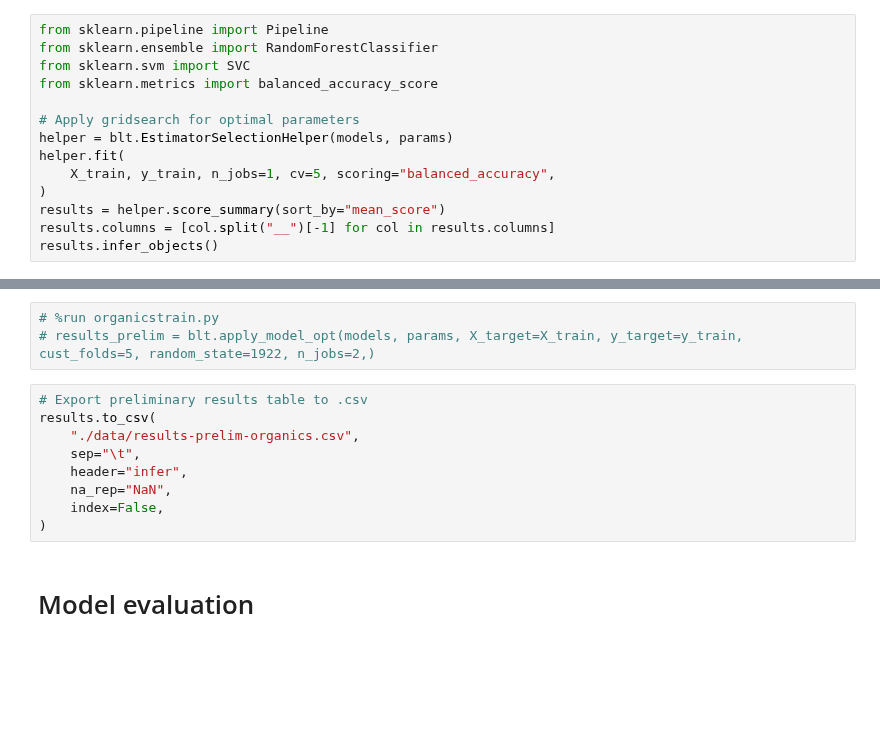
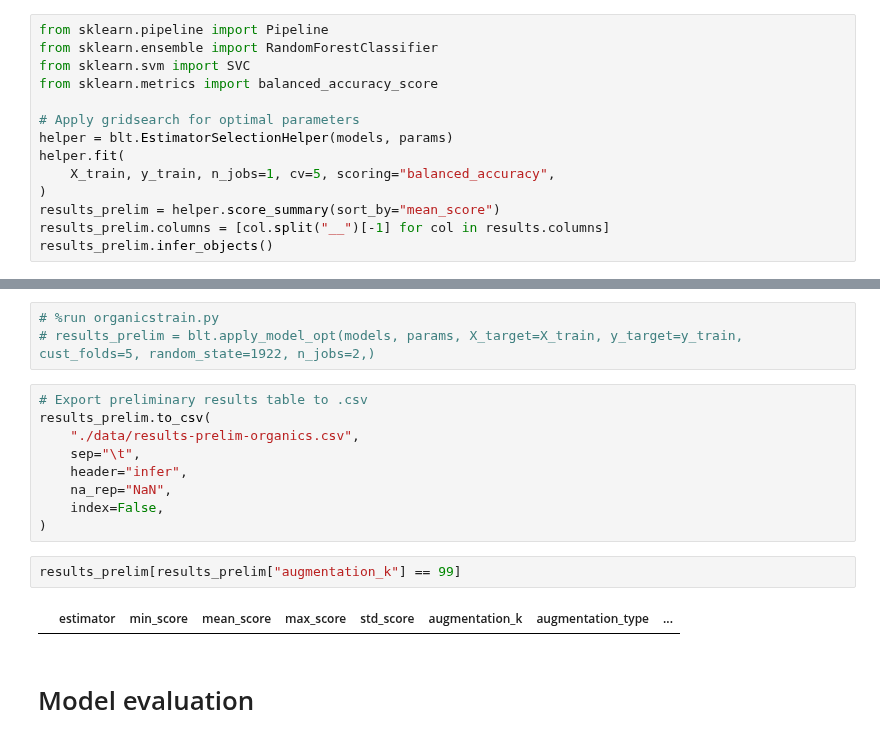
Before and after one commit to LukaThorn/ml-weight-fraction, a Jupyter notebook: organicspipeline.ipynb, the cells around one changed output, grey strips where cells are left out. Drawn from its saved outputs; the diff is of its cells as text; blank space fills up the shorter version.

```diff
--- a/organicspipeline.ipynb
+++ b/organicspipeline.ipynb
@@ -320,9 +317,9 @@ helper = blt.EstimatorSelectionHelper(models, params)
 helper.fit(
     X_train, y_train, n_jobs=1, cv=5, scoring="balanced_accuracy",
 )
-results = helper.score_summary(sort_by="mean_score")
-results.columns = [col.split("__")[-1] for col in results.columns]
-results.infer_objects()
+results_prelim = helper.score_summary(sort_by="mean_score")
+results_prelim.columns = [col.split("__")[-1] for col in results.columns]
+results_prelim.infer_objects()
 # %% [output]
 Running GridSearchCV for RandomForestClassifier.
 Fitting 5 folds for each of 385 candidates, totalling 1925 fits
@@ -352,13 +349,17 @@ SVC
 # results_prelim = blt.apply_model_opt(models, params, X_target=X_train, y_target=y_train, cust_folds=5, random_state=1922, n_jobs=2,)
 # %%
 # Export preliminary results table to .csv
-results.to_csv(
+results_prelim.to_csv(
     "./data/results-prelim-organics.csv",
     sep="\t",
     header="infer",
     na_rep="NaN",
     index=False,
 )
+# %%
+results_prelim[results_prelim["augmentation_k"] == 99]
+# %% [output]
+|  | estimator | min_score | mean_score | max_score | std_score | augmentation_k | augmentation_type | ... |
 # %% [markdown]
 # Model evaluation
 # %% [markdown]
```
Also changed, not shown: parts of 4 cells of this notebook.
